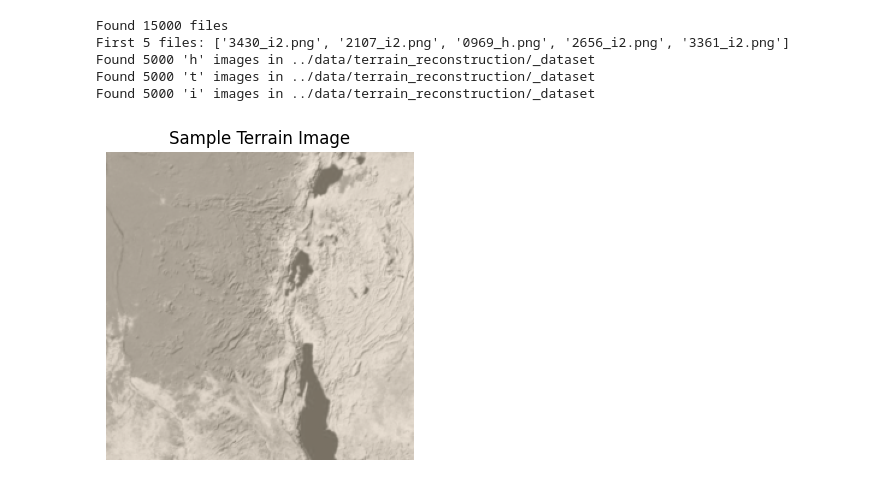
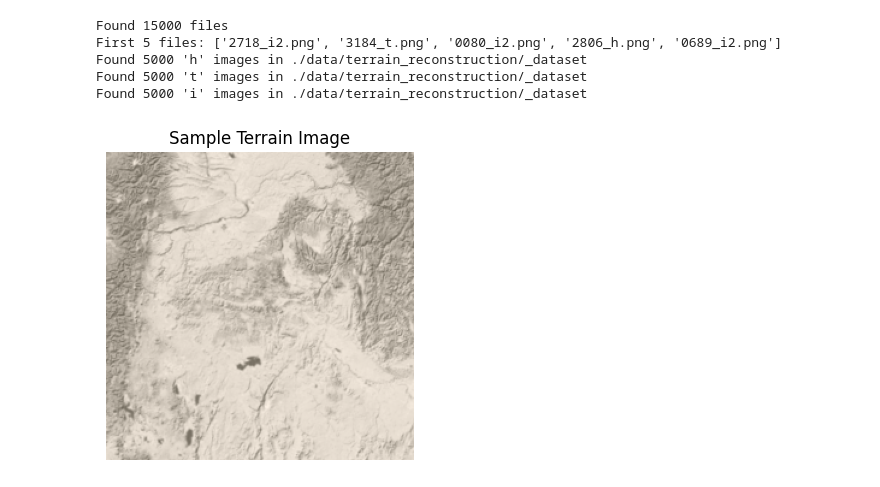
Before and after one commit to flappybird1084/cosmos, a Jupyter notebook: terrain-recon/initial_testing.ipynb, the cells around one changed output. Cells and saved outputs as stored; diff of their text form; code cells hidden in the pictures.

```diff
--- a/terrain-recon/initial_testing.ipynb
+++ b/terrain-recon/initial_testing.ipynb
@@ -33,6 +90,6 @@ from datasets import load_dataset
 # %%
 # Dataset path
-dataset_path = '../data/terrain_reconstruction/_dataset'
+dataset_path = './data/terrain_reconstruction/_dataset'
 
 all_files = os.listdir(dataset_path)
 print(f"Found {len(all_files)} files")
@@ -68,36 +125,45 @@ transform_pipeline = transforms.Compose([
     transforms.Normalize(mean=[0.485, 0.456, 0.406],
                          std=[0.229, 0.224, 0.225])
 ])
 
 # Use the correct variable in dataset
 heightmap_dataset = TerrainDataset(dataset_path, 'h', transform=transform_pipeline)
 terrain_dataset = TerrainDataset(dataset_path, 't', transform=transform_pipeline)
 segmentation_dataset = TerrainDataset(dataset_path, 'i', transform=transform_pipeline)
 
+# Example: 80% train, 20% test
+train_size = int(0.8 * len(heightmap_dataset))
+test_size = len(heightmap_dataset) - train_size
+heightmap_train, heightmap_test = random_split(heightmap_dataset, [train_size, test_size])
+
+# Do the same for terrain and segmentation
+terrain_train, terrain_test = random_split(terrain_dataset, [train_size, test_size])
+segmentation_train, segmentation_test = random_split(segmentation_dataset, [train_size, test_size])
+
 
 # Function to show a normalized image
 def show_tensor_image(tensor_img, title=""):
     # De-normalize
     mean = torch.tensor([0.485, 0.456, 0.406]).view(3, 1, 1)
     std = torch.tensor([0.229, 0.224, 0.225]).view(3, 1, 1)
     img = tensor_img * std + mean
     img = img.clamp(0, 1).permute(1, 2, 0).numpy()
 
     # Plot
     plt.figure(figsize=(4, 4))
     plt.imshow(img)
     plt.title(title)
     plt.axis('off')
     plt.show()
 
 # Show sample image from terrain dataset
 image = next(iter(terrain_dataset))[0]
 show_tensor_image(image, title="Sample Terrain Image")
 # %% [output]
 Found 15000 files
-First 5 files: ['3430_i2.png', '2107_i2.png', '0969_h.png', '2656_i2.png', '3361_i2.png']
-Found 5000 'h' images in ../data/terrain_reconstruction/_dataset
-Found 5000 't' images in ../data/terrain_reconstruction/_dataset
-Found 5000 'i' images in ../data/terrain_reconstruction/_dataset
+First 5 files: ['2718_i2.png', '3184_t.png', '0080_i2.png', '2806_h.png', '0689_i2.png']
+Found 5000 'h' images in ./data/terrain_reconstruction/_dataset
+Found 5000 't' images in ./data/terrain_reconstruction/_dataset
+Found 5000 'i' images in ./data/terrain_reconstruction/_dataset
-[figure, old version]
+[figure, new version]
 # %%
```
Also changed, not shown: parts of 5 cells of this notebook, 1 other file.
